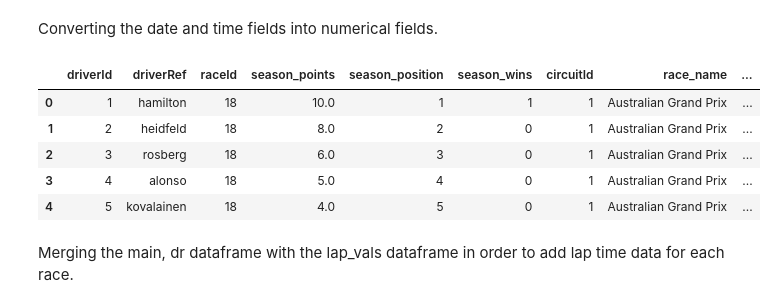
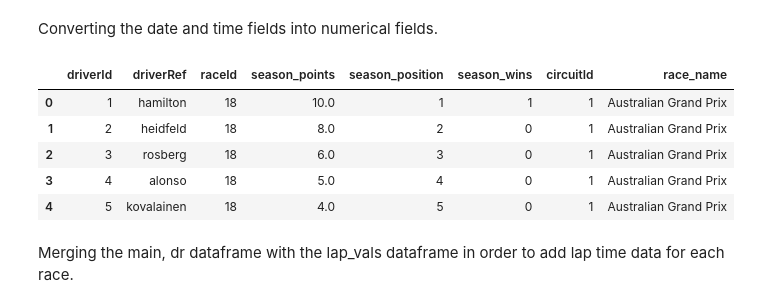
Before and after one commit to nateq02/STAT_Final_Project, a Jupyter notebook: final_project.ipynb, the cells around one changed output. Cells and saved outputs as stored; diff of their text form; code cells hidden in the pictures.

```diff
--- a/final_project.ipynb
+++ b/final_project.ipynb
@@ -231,26 +232,26 @@ Converting the date and time fields into numerical fields.
 # %%
 dr.drop(columns = ['year', 'round', 'url', 'fp1_date', 'fp1_time', 'fp2_date', 'fp2_time', 'fp3_date', 'fp3_time', 'quali_date', 'quali_time', 'sprint_date', 'sprint_time'], inplace = True)
 
-dr['date'] = pd.to_datetime(dr['date'])
-dr['race_year'] = dr['date'].dt.year
-dr['race_month'] = dr['date'].dt.month
+#dr['date'] = pd.to_datetime(dr['date'])
+#dr['race_year'] = dr['date'].dt.year
+#dr['race_month'] = dr['date'].dt.month
 #dr['race_day'] = dr['date'].dt.day
 
-dr['time'] = pd.to_datetime(dr['time'])
-dr['race_hour'] = dr['time'].dt.hour
+#dr['time'] = pd.to_datetime(dr['time'])
+#dr['race_hour'] = dr['time'].dt.hour
 #dr['race_min'] = dr['time'].dt.minute
 
 dr.drop(columns = ['date', 'time'], inplace = True)
 dr.rename(columns = {'name': 'race_name'}, inplace = True)
 
 dr.head()
 # %% [output]
-|  | driverId | driverRef | raceId | season_points | season_position | season_wins | circuitId | race_name | ... |
-| 0 | 1 | hamilton | 18 | 10.0 | 1 | 1 | 1 | Australian Grand Prix | ... |
-| 1 | 2 | heidfeld | 18 | 8.0 | 2 | 0 | 1 | Australian Grand Prix | ... |
-| 2 | 3 | rosberg | 18 | 6.0 | 3 | 0 | 1 | Australian Grand Prix | ... |
-| 3 | 4 | alonso | 18 | 5.0 | 4 | 0 | 1 | Australian Grand Prix | ... |
-| 4 | 5 | kovalainen | 18 | 4.0 | 5 | 0 | 1 | Australian Grand Prix | ... |
+|  | driverId | driverRef | raceId | season_points | season_position | season_wins | circuitId | race_name |
+| 0 | 1 | hamilton | 18 | 10.0 | 1 | 1 | 1 | Australian Grand Prix |
+| 1 | 2 | heidfeld | 18 | 8.0 | 2 | 0 | 1 | Australian Grand Prix |
+| 2 | 3 | rosberg | 18 | 6.0 | 3 | 0 | 1 | Australian Grand Prix |
+| 3 | 4 | alonso | 18 | 5.0 | 4 | 0 | 1 | Australian Grand Prix |
+| 4 | 5 | kovalainen | 18 | 4.0 | 5 | 0 | 1 | Australian Grand Prix |
 # %% [markdown]
 Merging the main, dr dataframe with the lap_vals dataframe in order to add lap time data for each race.
 # %%
```
Also changed, not shown: parts of 26 cells of this notebook.
